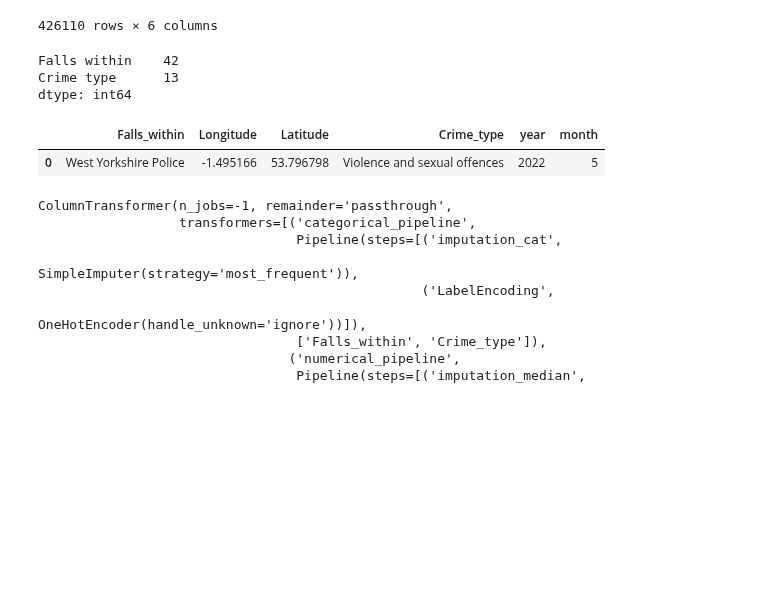
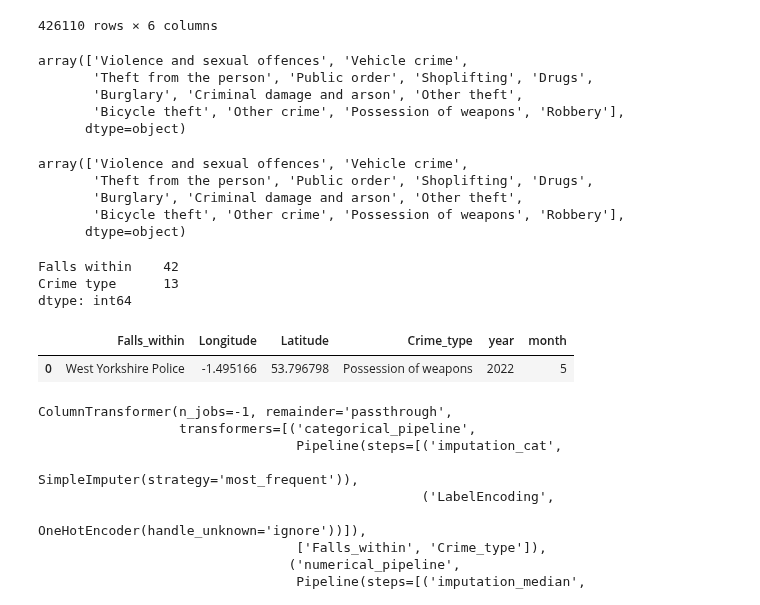
Before and after one commit to saquibmohiuddin/cubed-workshop, a Jupyter notebook: ml_lab.ipynb, the cells around one changed output. Saved outputs shown, nothing was run; the diff lists cells and outputs as text; code cells hidden in the pictures; blank space fills up the shorter version.

```diff
--- a/ml_lab.ipynb
+++ b/ml_lab.ipynb
@@ -452,6 +452,22 @@ X_test
 | 426108 | Kent Police | 1.314029 | 51.126117 | Violence and sexual offences | 2023 | 1 |
 | 426109 | West Midlands Police | -1.451536 | 52.417506 | Robbery | 2021 | 7 |
 426110 rows × 6 columns
+# %%
+X_test['Crime_type'].unique()
+# %% [output]
+array(['Violence and sexual offences', 'Vehicle crime',
+       'Theft from the person', 'Public order', 'Shoplifting', 'Drugs',
+       'Burglary', 'Criminal damage and arson', 'Other theft',
+       'Bicycle theft', 'Other crime', 'Possession of weapons', 'Robbery'],
+      dtype=object)
+# %%
+X_test['Crime_type'].unique()
+# %% [output]
+array(['Violence and sexual offences', 'Vehicle crime',
+       'Theft from the person', 'Public order', 'Shoplifting', 'Drugs',
+       'Burglary', 'Criminal damage and arson', 'Other theft',
+       'Bicycle theft', 'Other crime', 'Possession of weapons', 'Robbery'],
+      dtype=object)
 # %%
 X_test[['Falls within', 'Crime type']].nunique()
 # %% [output]
@@ -461,15 +477,15 @@ dtype: int64
 # %%
 test_input = {'Falls_within':'West Yorkshire Police',
               'Longitude':-1.495166,
               'Latitude':53.796798,
-              'Crime_type':'Violence and sexual offences',
+              'Crime_type':'Possession of weapons',
               'year':2022,
               'month':5}
 df_test_input = pd.DataFrame(test_input, index=[0])
 df_test_input
 # %% [output]
 |  | Falls_within | Longitude | Latitude | Crime_type | year | month |
-| 0 | West Yorkshire Police | -1.495166 | 53.796798 | Violence and sexual offences | 2022 | 5 |
+| 0 | West Yorkshire Police | -1.495166 | 53.796798 | Possession of weapons | 2022 | 5 |
 # %%
 preprocessor
 # %% [output]
```
Also changed, not shown: parts of 4 cells of this notebook, 4 other files.
